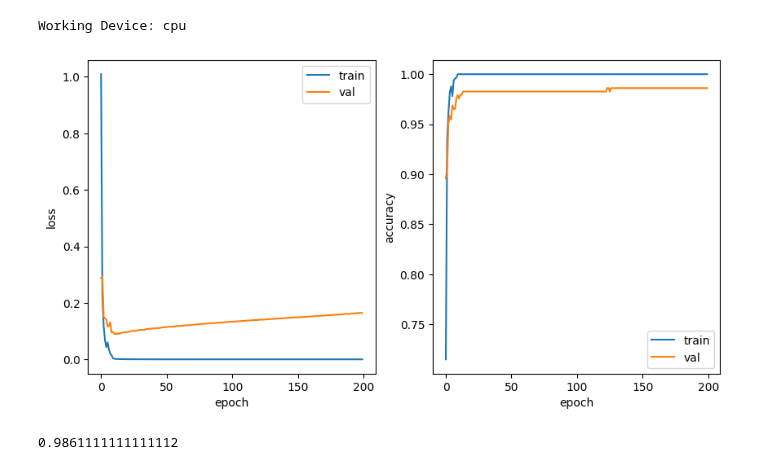
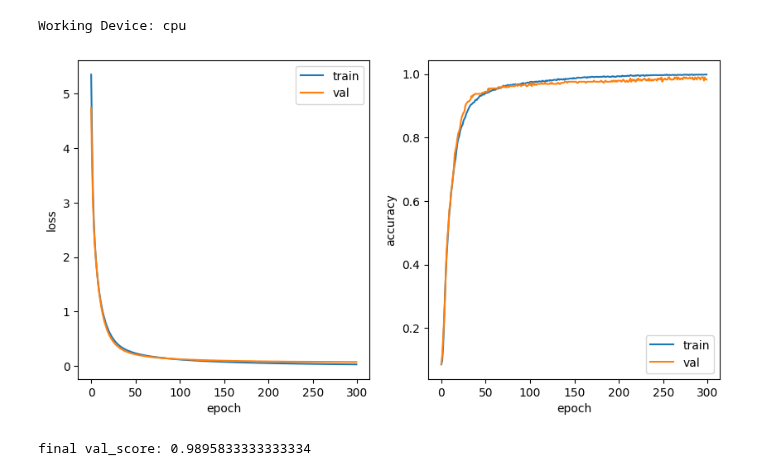
Before and after one commit to binDebug3/FoldAndCutNetworks, a Jupyter notebook: d-sam.ipynb, the cells around one changed output. Cells and saved outputs as stored; diff of their text form; code cells hidden in the pictures.

Commit message:
added softmax model, added plot function

```diff
--- a/d-sam.ipynb
+++ b/d-sam.ipynb
@@ -35,11 +35,11 @@ X_train, X_val, y_train, y_val = train_test_split(X_train, y_train, test_size=0.
 # y_hat = model.predict(X_test)
 # print(accuracy_score(y_test, y_hat))
 # %%
-architecture = [{'type': 'SoftFold', 'params': {'width': 64, 'has_stretch': True}},
-                {'type': 'Linear', 'params': {'in_features': 64, 'out_features': 120}},
-                {'type': 'SoftFold', 'params': {'width': 200, 'has_stretch': True}},
-                {'type': 'Linear', 'params': {'in_features': 200, 'out_features': 400}},
-                {'type': 'SoftFold', 'params': {'width': 1000, 'has_stretch': True}},
-                {'type': 'Linear', 'params': {'in_features': 1000, 'out_features': 200}},
-                {'type': 'SoftFold', 'params': {'width': 250, 'has_stretch': True}},]
+architecture = [{'type': 'SoftFold', 'params': {'width':64, 'has_stretch': False}},
+                {'type': 'SoftFold', 'params': {'width':70, 'has_stretch': False}},
+                {'type': 'SoftFold', 'params': {'width':80, 'has_stretch': False}},
+                {'type': 'SoftFold', 'params': {'width':90, 'has_stretch': False}},
+                {'type': 'SoftFold', 'params': {'width':100, 'has_stretch': False}}]
+
+architecture2 = [{'type': 'SoftFold', 'params': {'width':100, 'has_stretch': False}}]
 # %%
@@ -48,30 +47,13 @@ optimizer = torch.optim.Adam(model.parameters(), lr=.001)
 train_loader = load_data(X_train, y_train, batch_size=32, shuffle=True)
 val_loader = load_data(X_val, y_val, batch_size=32, shuffle=True)
 test_loader = load_data(X_test, y_test, batch_size=32, shuffle=True)
-# %%
-train_losses, val_losses, train_accuracies, val_accuracies = train(model, optimizer, train_loader, val_loader, epochs=200)
-# %% [output]
-Working Device: cpu
-# %%
-# plot the losses and accuracies
-plt.figure(figsize=(10, 5))
-plt.subplot(1, 2, 1)
-plt.plot(train_losses, label='train')
-plt.plot(val_losses, label='val')
-plt.xlabel('epoch')
-plt.ylabel('loss')
-plt.legend()
-
-plt.subplot(1, 2, 2)
-plt.plot(train_accuracies, label='train')
-plt.plot(val_accuracies, label='val')
-plt.xlabel('epoch')
-plt.ylabel('accuracy')
-plt.legend()
-plt.show()
-# %% [output]
-[figure, removed]
-# %%
-print(val_accuracies[-1])
-# %% [output]
-0.9861111111111112
+# %%
+model = DynamicOrigami(architecture,10)
+optimizer = torch.optim.Adam(model.parameters(), lr=.0001)
+train_losses, val_losses, train_accuracies, val_accuracies = train(model, optimizer, train_loader, val_loader, epochs=300)
+plot_model(train_losses, val_losses, train_accuracies, val_accuracies)
+print("final val_score:", np.mean(val_accuracies[-10]))
+# %% [output]
+Working Device: cpu
+[figure, added]
+final val_score: 0.9895833333333334
```
Also changed, not shown: parts of 5 cells of this notebook, 2 other files.
